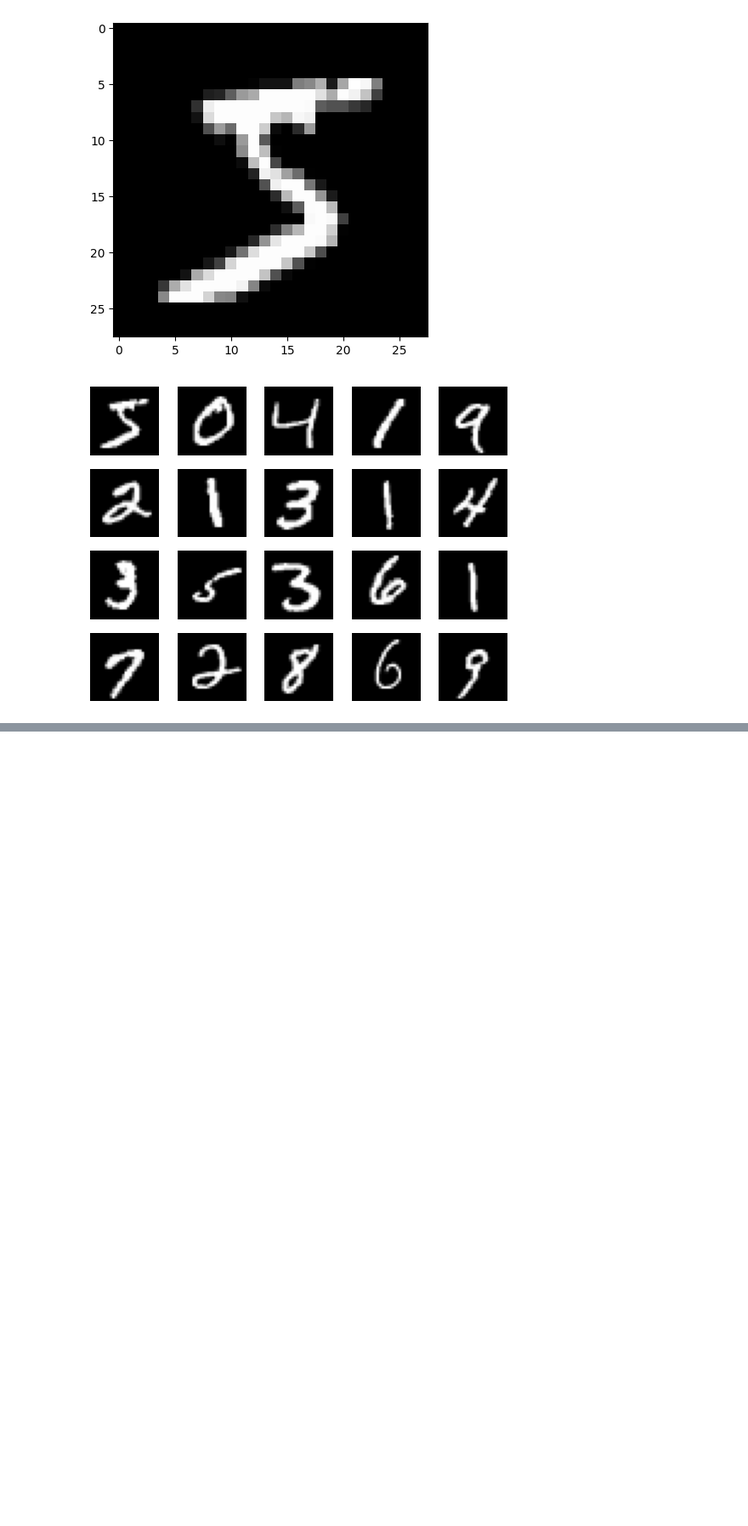
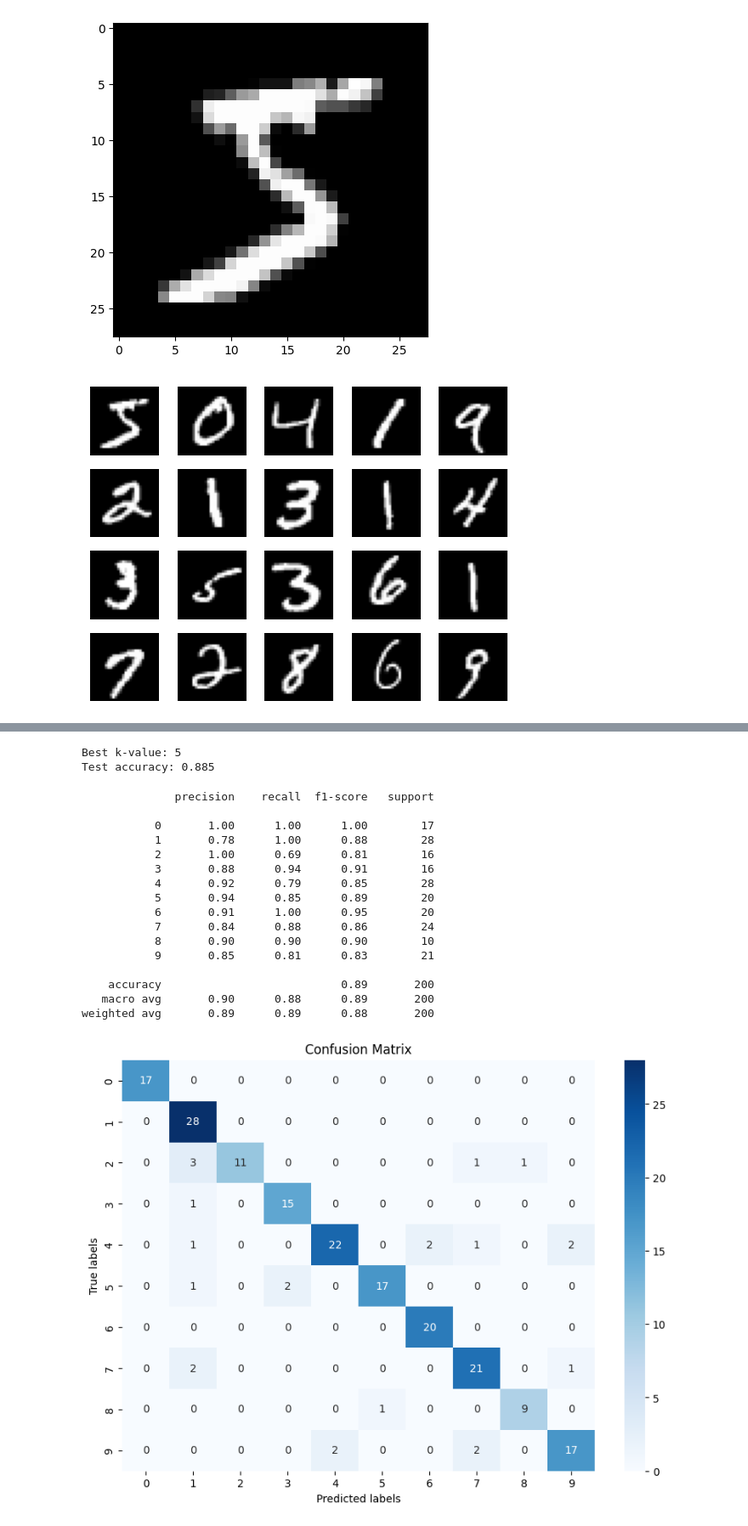
Before and after one commit to SFredin1/Machine-learning-AI23, a Jupyter notebook: Exercises/E04_KNN.ipynb, the cells around one changed output, grey strips where cells are left out. Shown at 85% size. Saved outputs shown, nothing was run; the diff lists cells and outputs as text; code cells hidden in the pictures; blank space fills up the shorter version.

```diff
--- a/Exercises/E04_KNN.ipynb
+++ b/Exercises/E04_KNN.ipynb
@@ -210,0 +176,53 @@ k=10, accuracy=0.855
+# %%
+# 3. Train and predict
+# Train the KNN model using the best k-value and make predictions on the test data.
+# Select the best k-value
+best_k = k_values[accuracy_scores.index(max(accuracy_scores))]
+print(f'Best k-value: {best_k}')
+
+# Initialize KNN classifier with the best k-value
+knn = KNeighborsClassifier(n_neighbors=best_k)
+# Train the model using the training data
+knn.fit(X_train_2D, y_train)
+# Make predictions on the test data
+y_test_pred = knn.predict(X_test_2D)
+# Calculate accuracy score
+test_accuracy = accuracy_score(y_test, y_test_pred)
+print(f'Test accuracy: {test_accuracy}')
+# %% [output]
+Best k-value: 5
+Test accuracy: 0.885
+# %%
+from sklearn.metrics import confusion_matrix
+import seaborn as sns
+from sklearn.metrics import classification_report
+import pandas as pd
+# 3. a) Do a classification report
+print(classification_report(y_test, y_test_pred))
+
+# 3. b) Plot a confusion matrix
+cm = confusion_matrix(y_test, y_test_pred)
+plt.figure(figsize=(10, 7))
+sns.heatmap(cm, annot=True, fmt='d', cmap='Blues')
+plt.xlabel('Predicted labels')
+plt.ylabel('True labels')
+plt.title('Confusion Matrix')
+plt.show()
+# %% [output]
+              precision    recall  f1-score   support
+
+           0       1.00      1.00      1.00        17
+           1       0.78      1.00      0.88        28
+           2       1.00      0.69      0.81        16
+           3       0.88      0.94      0.91        16
+           4       0.92      0.79      0.85        28
+           5       0.94      0.85      0.89        20
+           6       0.91      1.00      0.95        20
+           7       0.84      0.88      0.86        24
+           8       0.90      0.90      0.90        10
+           9       0.85      0.81      0.83        21
+
+    accuracy                           0.89       200
+   macro avg       0.90      0.88      0.89       200
+weighted avg       0.89      0.89      0.88       200
+[figure, added]
```
Also changed, not shown: parts of 4 cells of this notebook, 1 other file.
